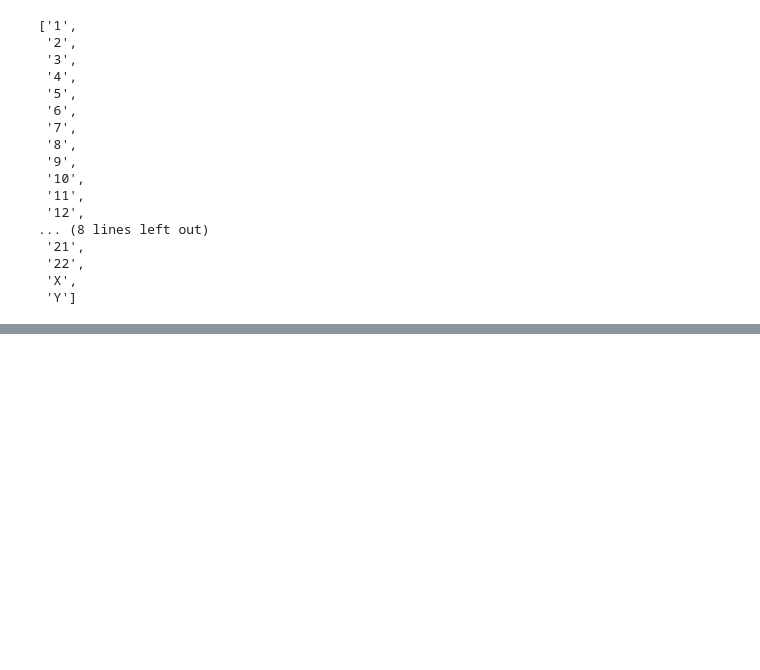
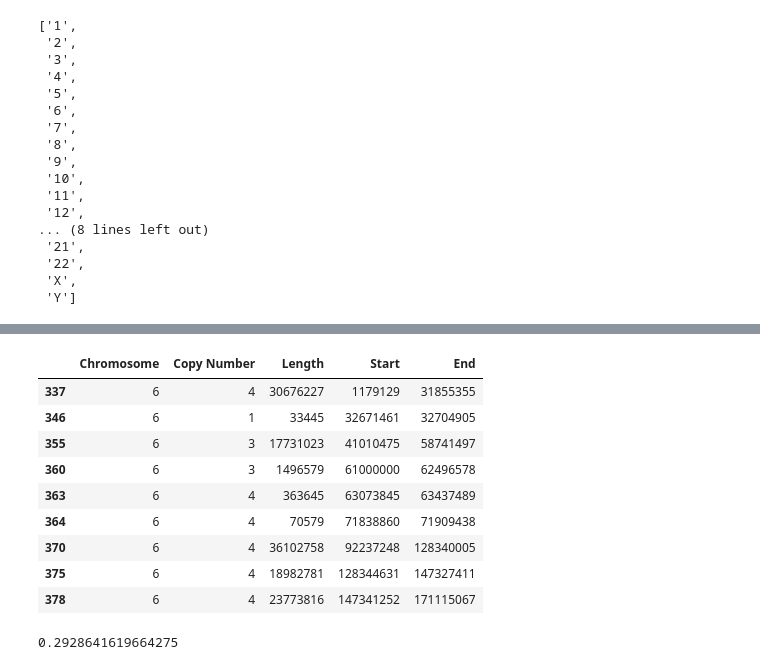
Before and after one commit to martinbudinsky3/BP-tumor-classifier, a Jupyter notebook: main.ipynb, the cells around one changed output, grey strips where cells are left out. Cells and saved outputs as stored; diff of their text form; code cells hidden in the pictures; blank space fills up the shorter version.

Commit message:
jaccard index

```diff
--- a/main.ipynb
+++ b/main.ipynb
@@ -194,0 +271,15 @@ SyntaxError: unexpected EOF while parsing (<ipython-input-20-0e38bb308404>, line
+# %%
+chr6_2 = data2[data2['Chromosome'] == '6']
+
+chr6_2
+# %% [output]
+|  | Chromosome | Copy Number | Length | Start | End |
+| 337 | 6 | 4 | 30676227 | 1179129 | 31855355 |
+| 346 | 6 | 1 | 33445 | 32671461 | 32704905 |
+| 355 | 6 | 3 | 17731023 | 41010475 | 58741497 |
+| 360 | 6 | 3 | 1496579 | 61000000 | 62496578 |
+| 363 | 6 | 4 | 363645 | 63073845 | 63437489 |
+| 364 | 6 | 4 | 70579 | 71838860 | 71909438 |
+| 370 | 6 | 4 | 36102758 | 92237248 | 128340005 |
+| 375 | 6 | 4 | 18982781 | 128344631 | 147327411 |
+| 378 | 6 | 4 | 23773816 | 147341252 | 171115067 |
@@ -194,0 +315,6 @@ SyntaxError: unexpected EOF while parsing (<ipython-input-20-0e38bb308404>, line
+# %%
+jaccard_in = jaccard(bins, bins2)
+
+jaccard_in
+# %% [output]
+0.2928641619664275
```
Also changed, not shown: parts of 20 cells of this notebook.
